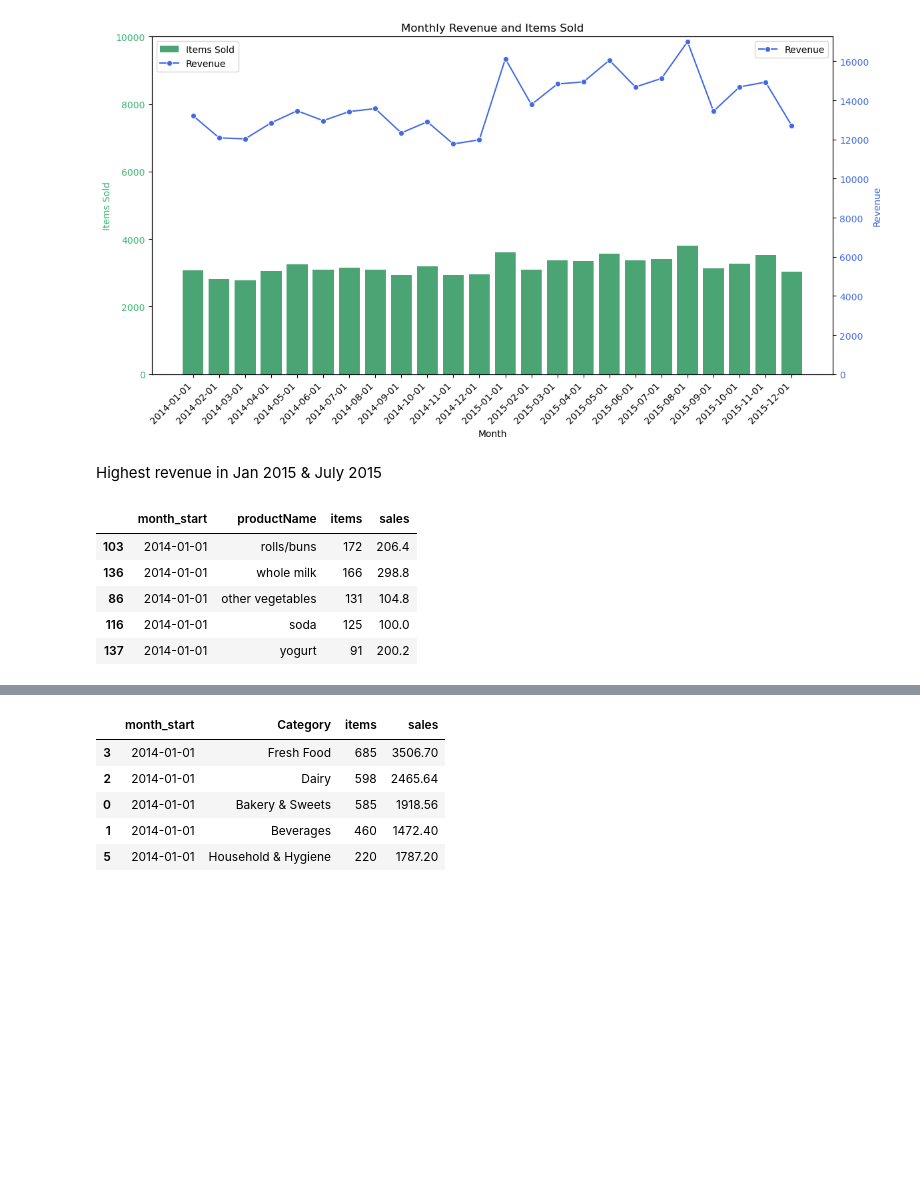
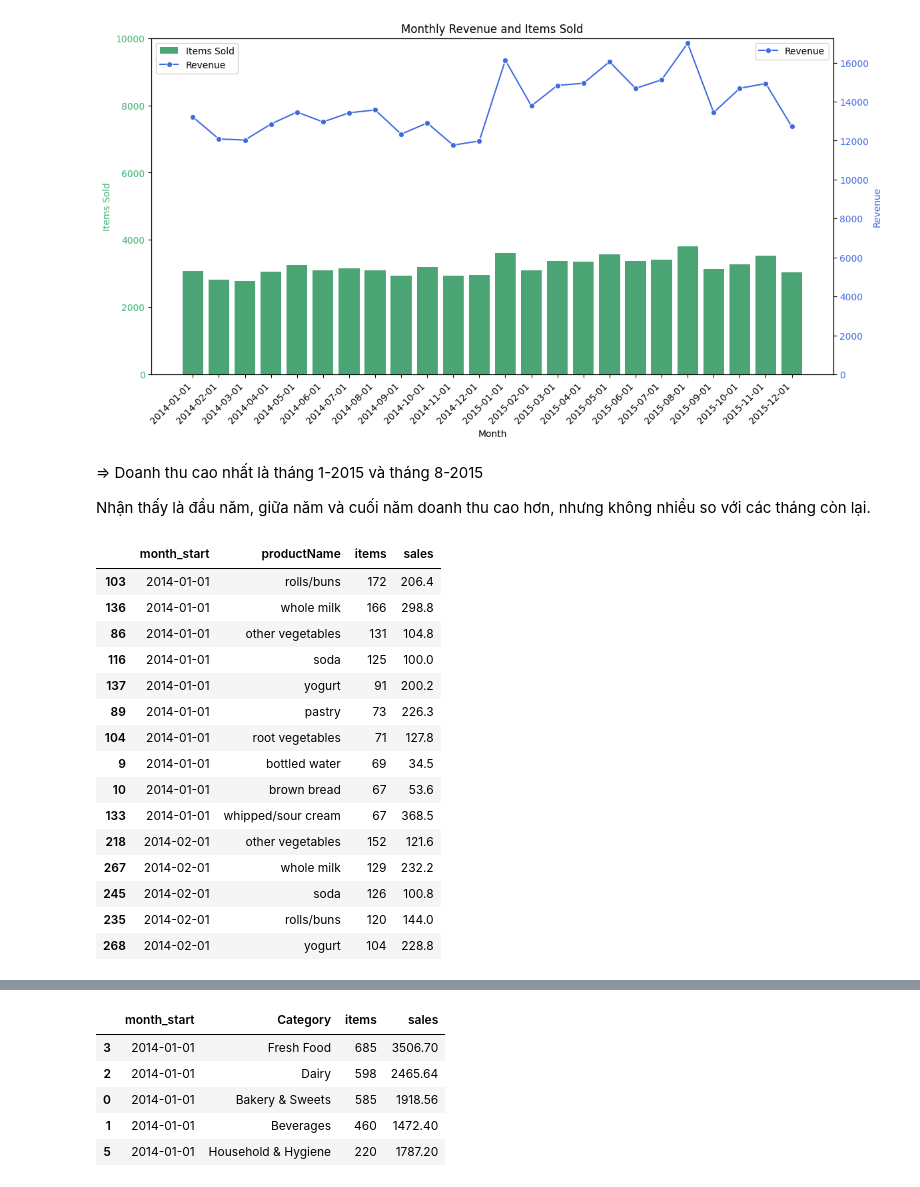
Before and after one commit to sophieanalytics/ML_graduation_projects, a Jupyter notebook: 01_EDA.ipynb, the cells around one changed output, grey strips where cells are left out. Drawn from its saved outputs; the diff is of its cells as text; code cells hidden in the pictures; blank space fills up the shorter version.

```diff
--- a/01_EDA.ipynb
+++ b/01_EDA.ipynb
@@ -244,25 +262,37 @@ dual_axis_chart(
 )
 # %% [output]
 [figure]
-# %% [markdown]
-Highest revenue in Jan 2015 & July 2015
+# %% [markdown]
+=> Doanh thu cao nhất là tháng 1-2015 và tháng 8-2015
+
+Nhận thấy là đầu năm, giữa năm và cuối năm doanh thu cao hơn, nhưng không nhiều so với các tháng còn lại.
 # %%
 # Get top 10 products by items sold per month
 top_10_monthly = (
     df.groupby(['month_start', 'productName'])[['items', 'sales']]
     .sum()
     .reset_index()
     .sort_values(['month_start', 'items'], ascending = [True, False])
 )
 top_10_monthly = top_10_monthly.groupby('month_start').head(10)
-top_10_monthly.head(5)
+top_10_monthly.head(15)
 # %% [output]
 |  | month_start | productName | items | sales |
 | 103 | 2014-01-01 | rolls/buns | 172 | 206.4 |
 | 136 | 2014-01-01 | whole milk | 166 | 298.8 |
 | 86 | 2014-01-01 | other vegetables | 131 | 104.8 |
 | 116 | 2014-01-01 | soda | 125 | 100.0 |
 | 137 | 2014-01-01 | yogurt | 91 | 200.2 |
+| 89 | 2014-01-01 | pastry | 73 | 226.3 |
+| 104 | 2014-01-01 | root vegetables | 71 | 127.8 |
+| 9 | 2014-01-01 | bottled water | 69 | 34.5 |
+| 10 | 2014-01-01 | brown bread | 67 | 53.6 |
+| 133 | 2014-01-01 | whipped/sour cream | 67 | 368.5 |
+| 218 | 2014-02-01 | other vegetables | 152 | 121.6 |
+| 267 | 2014-02-01 | whole milk | 129 | 232.2 |
+| 245 | 2014-02-01 | soda | 126 | 100.8 |
+| 235 | 2014-02-01 | rolls/buns | 120 | 144.0 |
+| 268 | 2014-02-01 | yogurt | 104 | 228.8 |
 # %%
 
 stacked_df = top_10_monthly.pivot(index='month_start', columns='productName', values='items').fillna(0)
```
Also changed, not shown: parts of 31 cells of this notebook, 5 other files.
